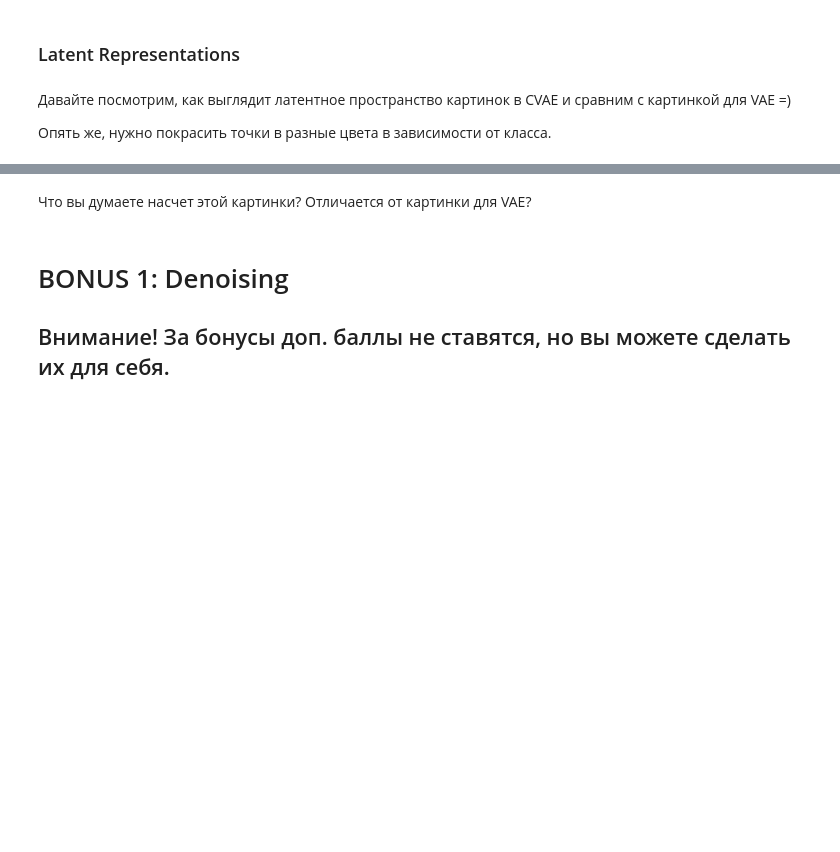
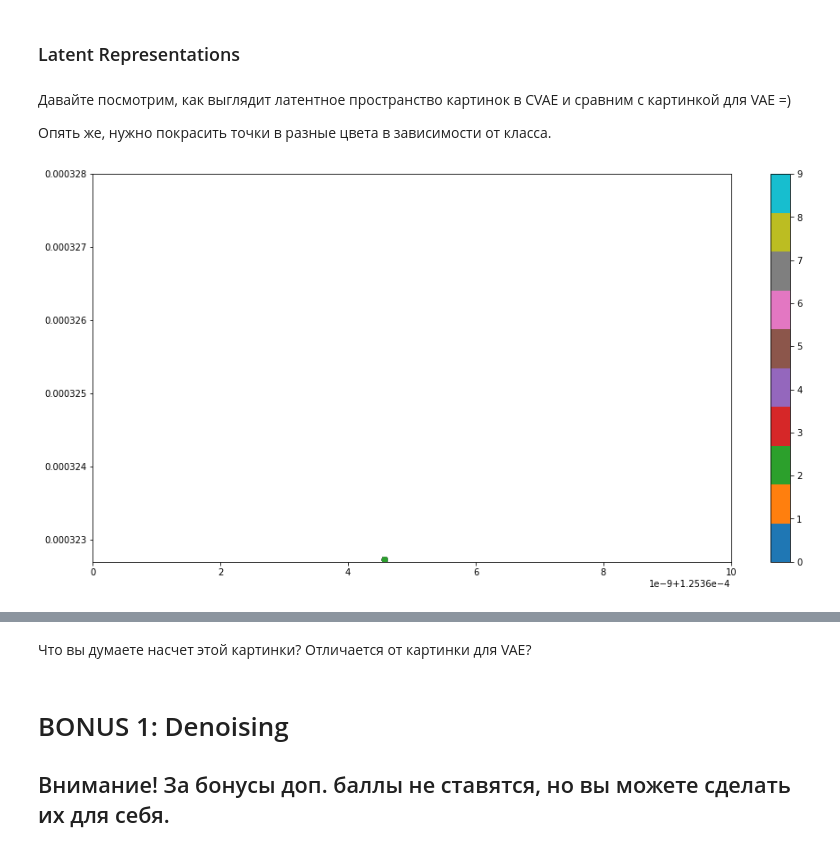
Before and after one commit to gbrs/DLS_1_2022_spring, a Jupyter notebook: adv 19 Домашнее задание. Автоэнкодеры/19 [hw]autoencoders.ipynb, the cells around one changed output, grey strips where cells are left out. Drawn from its saved outputs; the diff is of its cells as text; code cells hidden in the pictures; blank space fills up the shorter version.

```diff
--- a/adv 19 Домашнее задание. Автоэнкодеры/19 [hw]autoencoders.ipynb
+++ b/adv 19 Домашнее задание. Автоэнкодеры/19 [hw]autoencoders.ipynb
@@ -1318,3 +1345,23 @@ Splendid! Вы великолепны!
 Опять же, нужно покрасить точки в разные цвета в зависимости от класса.
 # %%
 <ваш код получения латентных представлений, применения TSNE и визуализации>
+# %%
+zx = []
+zy = []
+# %%
+def plot_latent(autoencoder, data, num_batches=50):
+    plt.figure(figsize=(16, 8))
+    plt.axis([0.00012536, 0.00012537, 0.0003227, 0.000328])
+    for i, (x, y) in enumerate(data):
+        z = autoencoder.encode(x.to(device), y.to(device))
+        z = z[0].to('cpu').detach().numpy()
+        plt.scatter(z[:, 0], z[:, 1], c=y, cmap='tab10')
+        zx.extend(z[:, 0])
+        zy.extend(z[:, 1])
+        if i > num_batches:
+            plt.colorbar()
+            break
+# %%
+plot_latent(autoencoder_cvae, test_loader, 500)
+# %% [output]
+[figure, added]
```
Also changed, not shown: parts of 14 cells of this notebook.
